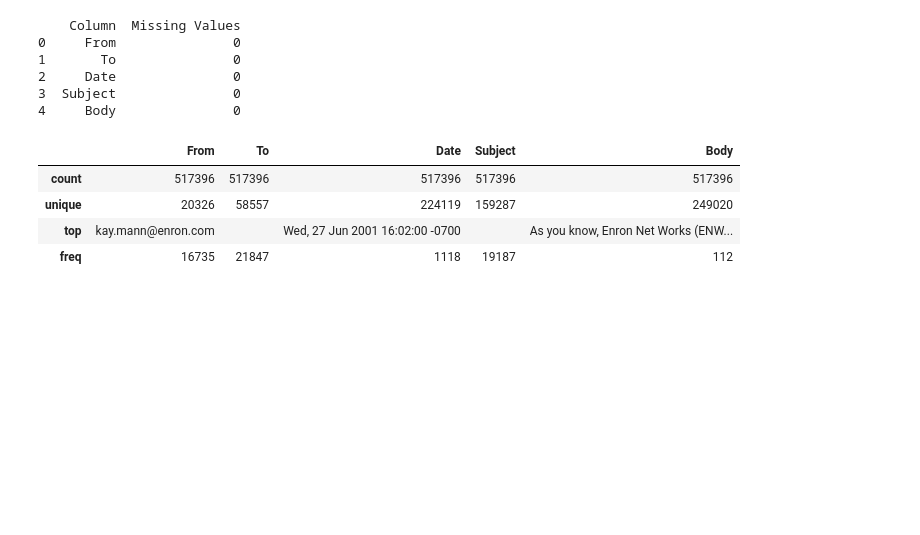
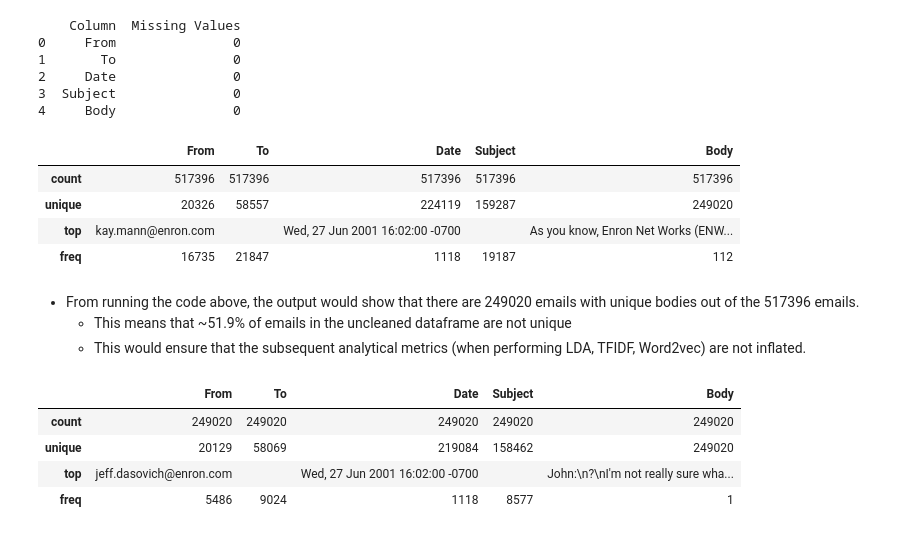
Before and after one commit to dyleedoes/enron_ind5003, a Jupyter notebook: ind5003_enron_nlp.ipynb, the cells around one changed output. Saved outputs shown, nothing was run; the diff lists cells and outputs as text; code cells hidden in the pictures; blank space fills up the shorter version.

```diff
--- a/ind5003_enron_nlp.ipynb
+++ b/ind5003_enron_nlp.ipynb
@@ -270,0 +319,16 @@ enron_cleaned_emails.describe()
+# %% [markdown]
+* From running the code above, the output would show that there are 249020 emails with unique bodies out of the 517396 emails.
+    * This means that ~51.9% of emails in the uncleaned dataframe are not unique
+    * This would ensure that the subsequent analytical metrics (when performing LDA, TFIDF, Word2vec) are not inflated.
+# %%
+# Remove duplicate emails based on the 'Body' column, keeping only the first occurrence
+enron_cleaned_emails_body_unique = enron_cleaned_emails.drop_duplicates(subset=['Body'], keep='first')
+
+# Describe the DataFrame after removing duplicates
+enron_cleaned_emails_body_unique.describe()
+# %% [output]
+|  | From | To | Date | Subject | Body |
+| count | 249020 | 249020 | 249020 | 249020 | 249020 |
+| unique | 20129 | 58069 | 219084 | 158462 | 249020 |
+| top | jeff.dasovich@enron.com |  | Wed, 27 Jun 2001 16:02:00 -0700 |  | John:\n?\nI'm not really sure wha... |
+| freq | 5486 | 9024 | 1118 | 8577 | 1 |
```
Also changed, not shown: parts of 7 cells of this notebook.
